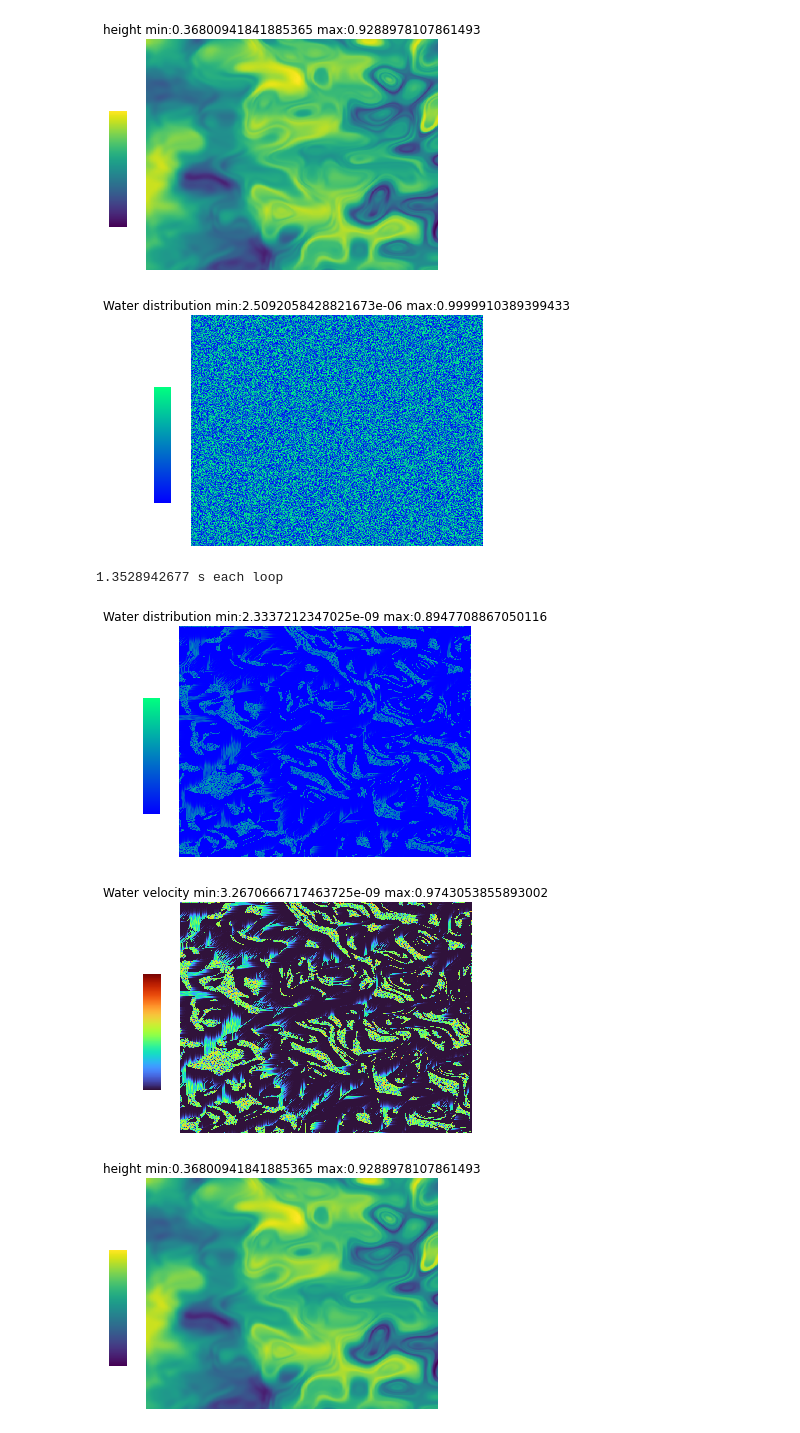
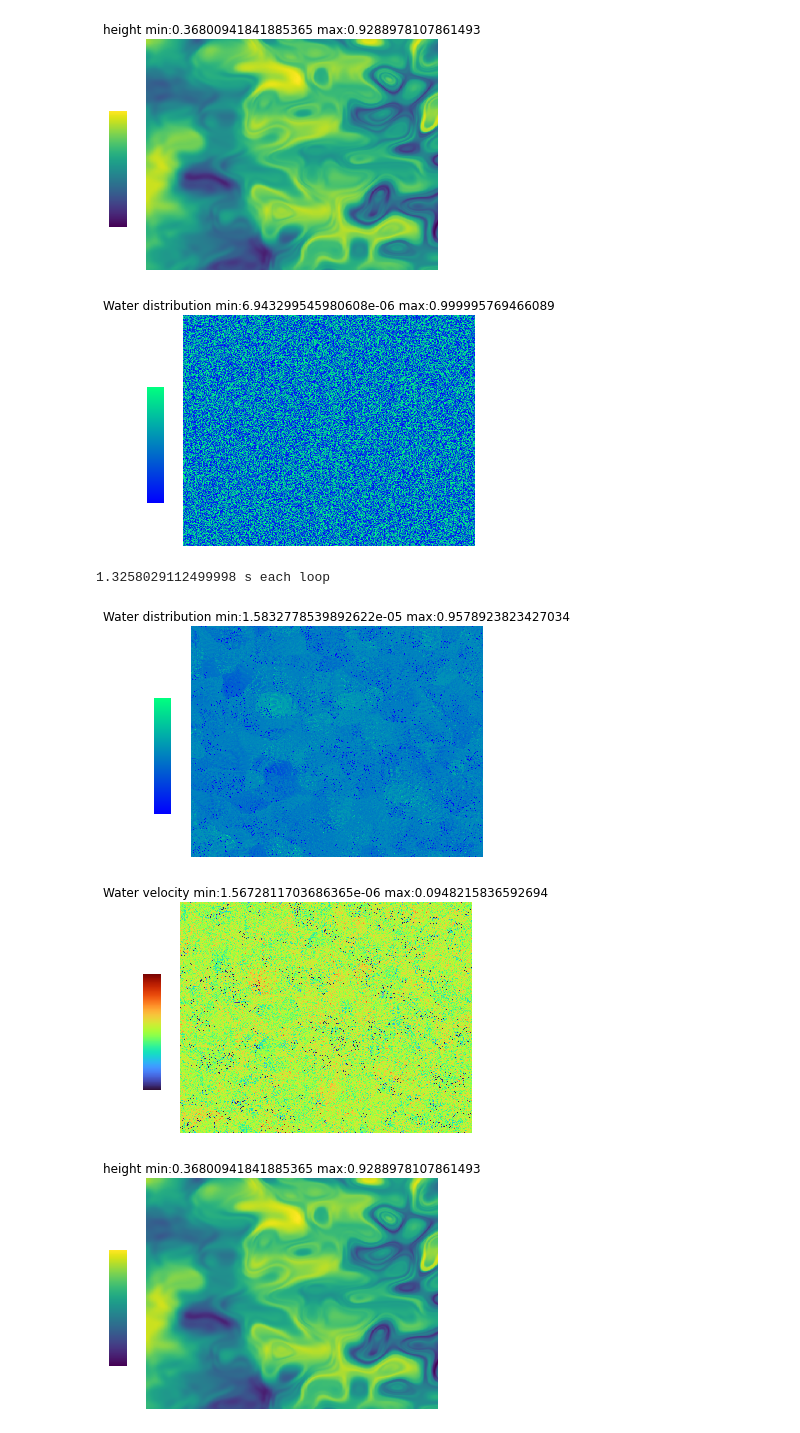
Before and after one commit to kjinks/JinksTerrain, a Jupyter notebook: JinksTerrain_01.ipynb, the cells around one changed output. Saved outputs shown, nothing was run; the diff lists cells and outputs as text; code cells hidden in the pictures.

```diff
--- a/JinksTerrain_01.ipynb
+++ b/JinksTerrain_01.ipynb
@@ -261,13 +261,13 @@ class Water():
 
         for y in range(_MAXY_):
             for x in range(_MAXX_):
-                dx = (np.sin(angleOfSlopeMap[x,y]) * self.velocity[x, y] * deltaTime)
-                dy = (np.cos(angleOfSlopeMap[x,y]) * self.velocity[x, y] * deltaTime)
+                dx = (np.sin(angleOfSlopeMap[x,y]) * self.velocity[x, y]) * deltaTime
+                dy = (np.cos(angleOfSlopeMap[x,y]) * self.velocity[x, y]) * deltaTime
                 tx = int(x + dx) % _MAXX_
                 ty = int(y + dy) % _MAXY_
-                nextWater[tx, ty] = ((1 - flow) * self.waterLayer[tx, ty]) + (flow * self.waterLayer[x, y])
+                nextWater[x, y] = ((1  - flow) * self.waterLayer[x, y]) + (flow * self.waterLayer[tx, ty])
 
-        self.velocity = self.velocity * drag
+        self.velocity = self.velocity * (1.0 - drag)
 
         self.waterLayer = copy.copy(nextWater)
 # %%
@@ -459,11 +459,11 @@ for i in range(n):
     water.calcVelocityMap(dx, dy)
     water.moveWater(
         terrain.calcAngleOfSlope(),
-        deltaTime = 1.0,
-        flow = 1.0,
-        drag = 1.0,
+        deltaTime = 2.5,
+        flow = 0.99,
+        drag = 0.1,
         evap = 1.0,
-        rainProb = 0.5,
+        rainProb = 0.01,
         rainIntensity = 0.5,
 )
 t2 = time.clock_gettime_ns(time.CLOCK_REALTIME)
@@ -535,36 +540,36 @@ terrain.displayHeight()
 water = Water()
 water.displayDistribution()
 # %% [output]
-[figure, old version]
+[figure, new version]
 # %%
 dx, dy = terrain.calcSlopeNormal()
 
 n = 20
 
 t1 = time.clock_gettime_ns(time.CLOCK_REALTIME)
 for i in range(n):
     water.calcVelocityMap(dx, dy)
     water.moveWater(
         terrain.angleOfSlope,
-        deltaTime = .2,
-        flow = 0.8,
-        drag = 0.1,
-        evap = 0.8,
+        deltaTime = 2.0,
+        flow = 0.2,
+        drag = 0.99,
+        evap = 0.9,
         rainProb = 0,
         rainIntensity = 0,
 )
 t2 = time.clock_gettime_ns(time.CLOCK_REALTIME)
 
 print(str( ((t2 - t1) / 1000000000.0) / n) + " s each loop")
 
 water.displayDistribution()
 # %% [output]
-1.3528942677 s each loop
+1.3258029112499998 s each loop
-[figure, old version]
+[figure, new version]
 # %%
 water.displayVelocity()
 # %% [output]
-[figure, old version]
+[figure, new version]
 # %%
 terrain.displayHeight()
 # %% [output]
```
Also changed, not shown: parts of 4 cells of this notebook.
